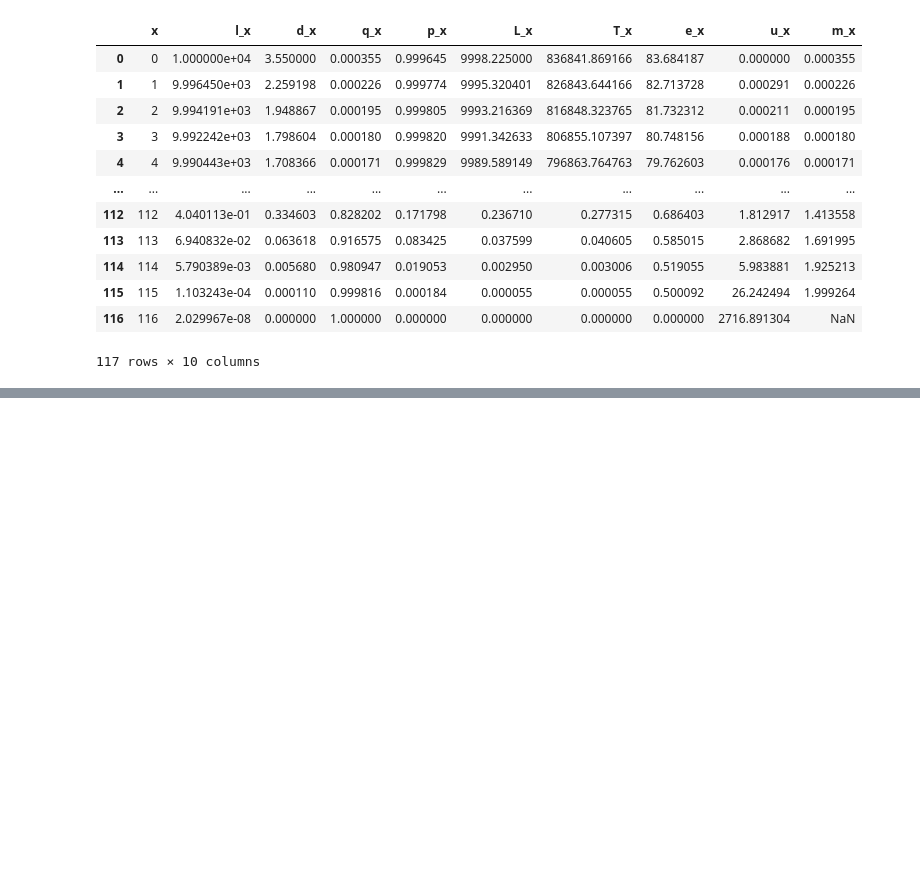
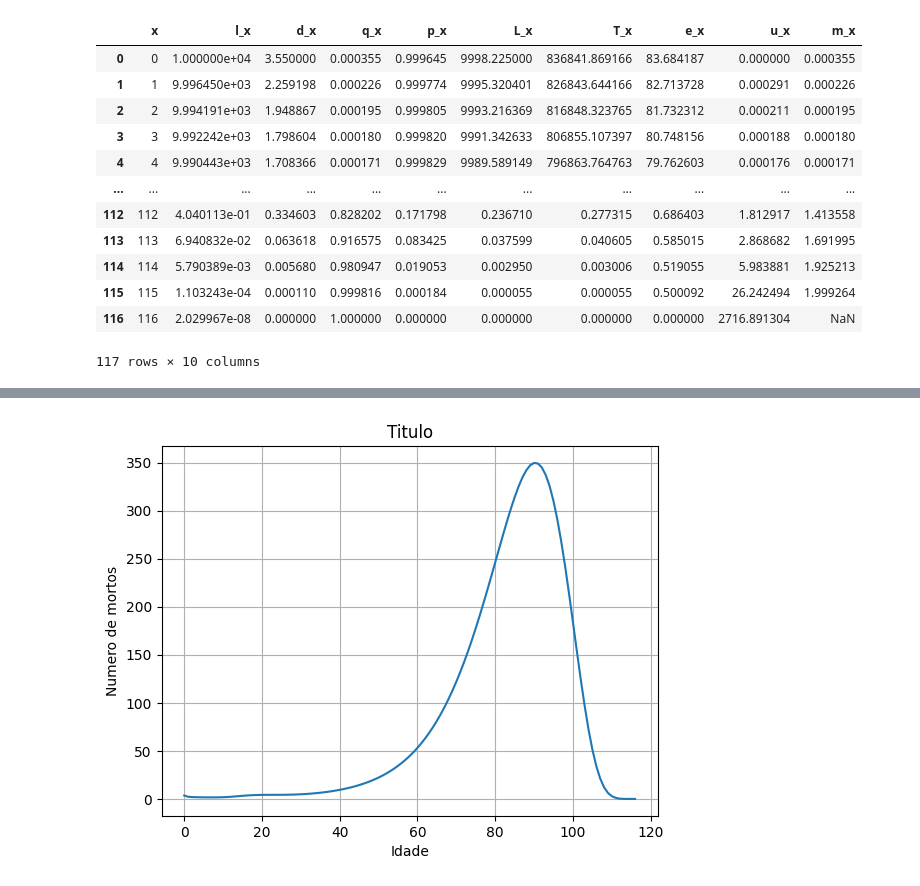
Before and after one commit to jgpds/Mortality-Table, a Jupyter notebook: Tabuas.ipynb, the cells around one changed output, grey strips where cells are left out. Saved outputs shown, nothing was run; the diff lists cells and outputs as text; code cells hidden in the pictures; blank space fills up the shorter version.

```diff
--- a/Tabuas.ipynb
+++ b/Tabuas.ipynb
@@ -274,0 +313,9 @@ df2
+# %%
+plt.xlabel("Idade")
+plt.ylabel("Numero de mortos")
+plt.title("Titulo")
+plt.plot(df2['x'], df2['d_x'])
+plt.grid()
+plt.show()
+# %% [output]
+[figure, added]
```
Also changed, not shown: parts of 12 cells of this notebook, 3 other files.
